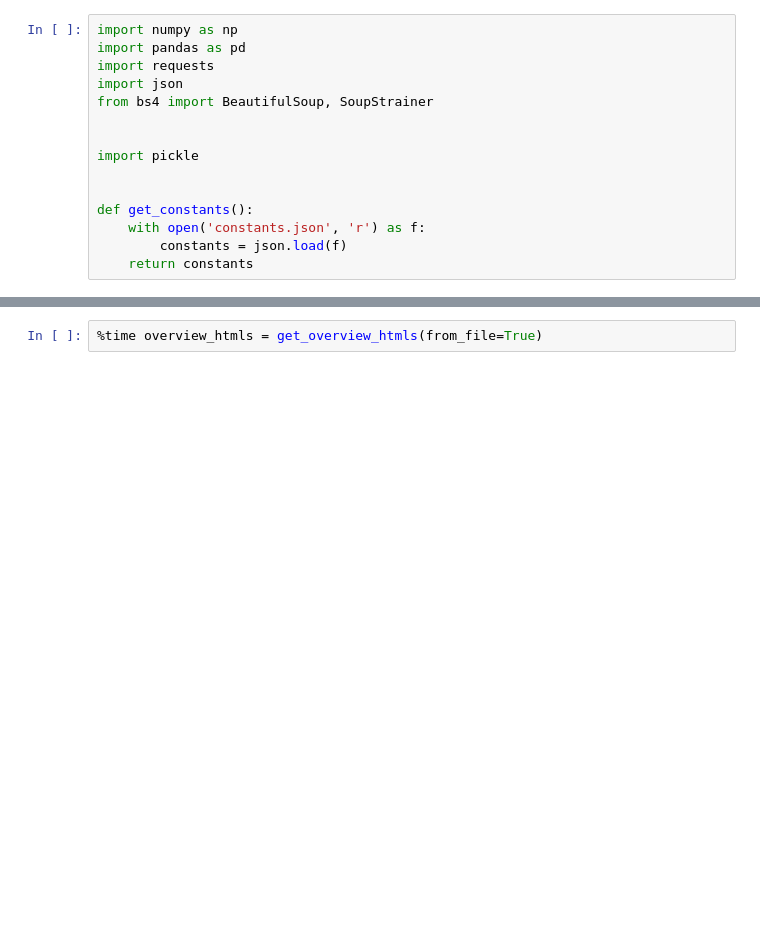
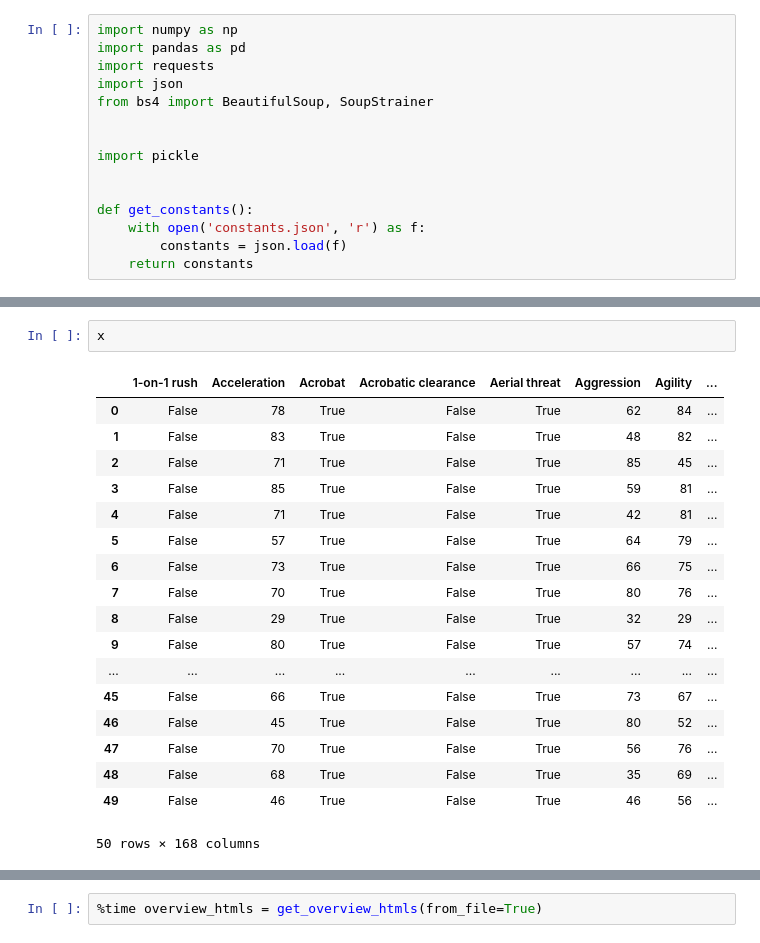
Before and after one commit to kevinheavey/fifa18-even-more-player-data, a Jupyter notebook: crawler.ipynb, the cells around one changed output, grey strips where cells are left out. Saved outputs shown, nothing was run; the diff lists cells and outputs as text; blank space fills up the shorter version.

```diff
--- a/crawler.ipynb
+++ b/crawler.ipynb
@@ -15,0 +30,21 @@ def get_constants():
+# %%
+x
+# %% [output]
+|  | 1-on-1 rush | Acceleration | Acrobat | Acrobatic clearance | Aerial threat | Aggression | Agility | ... |
+| 0 | False | 78 | True | False | True | 62 | 84 | ... |
+| 1 | False | 83 | True | False | True | 48 | 82 | ... |
+| 2 | False | 71 | True | False | True | 85 | 45 | ... |
+| 3 | False | 85 | True | False | True | 59 | 81 | ... |
+| 4 | False | 71 | True | False | True | 42 | 81 | ... |
+| 5 | False | 57 | True | False | True | 64 | 79 | ... |
+| 6 | False | 73 | True | False | True | 66 | 75 | ... |
+| 7 | False | 70 | True | False | True | 80 | 76 | ... |
+| 8 | False | 29 | True | False | True | 32 | 29 | ... |
+| 9 | False | 80 | True | False | True | 57 | 74 | ... |
+| ... | ... | ... | ... | ... | ... | ... | ... | ... |
+| 45 | False | 66 | True | False | True | 73 | 67 | ... |
+| 46 | False | 45 | True | False | True | 80 | 52 | ... |
+| 47 | False | 70 | True | False | True | 56 | 76 | ... |
+| 48 | False | 68 | True | False | True | 35 | 69 | ... |
+| 49 | False | 46 | True | False | True | 46 | 56 | ... |
+50 rows × 168 columns
```
Also changed, not shown: parts of 10 cells of this notebook, 3 other files.
